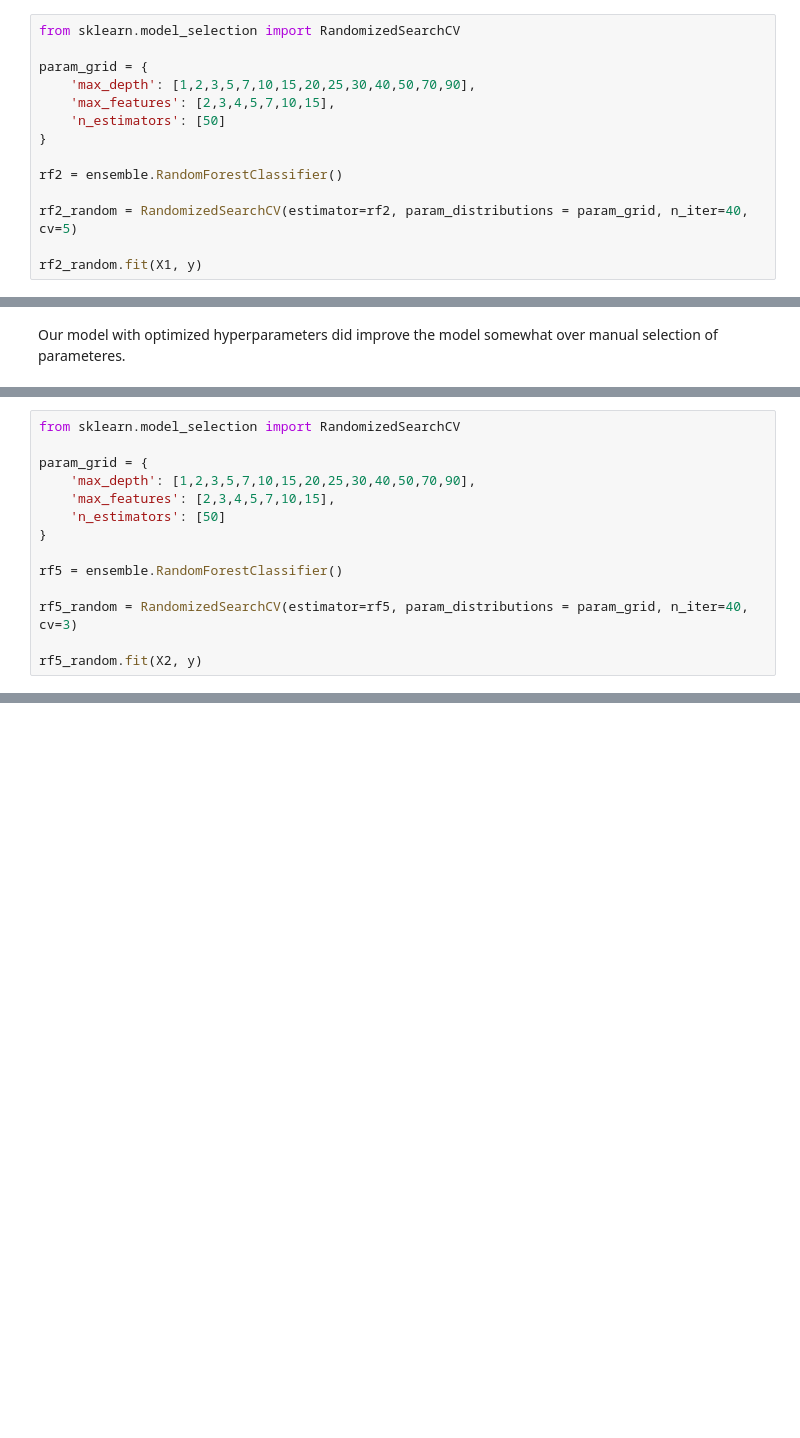
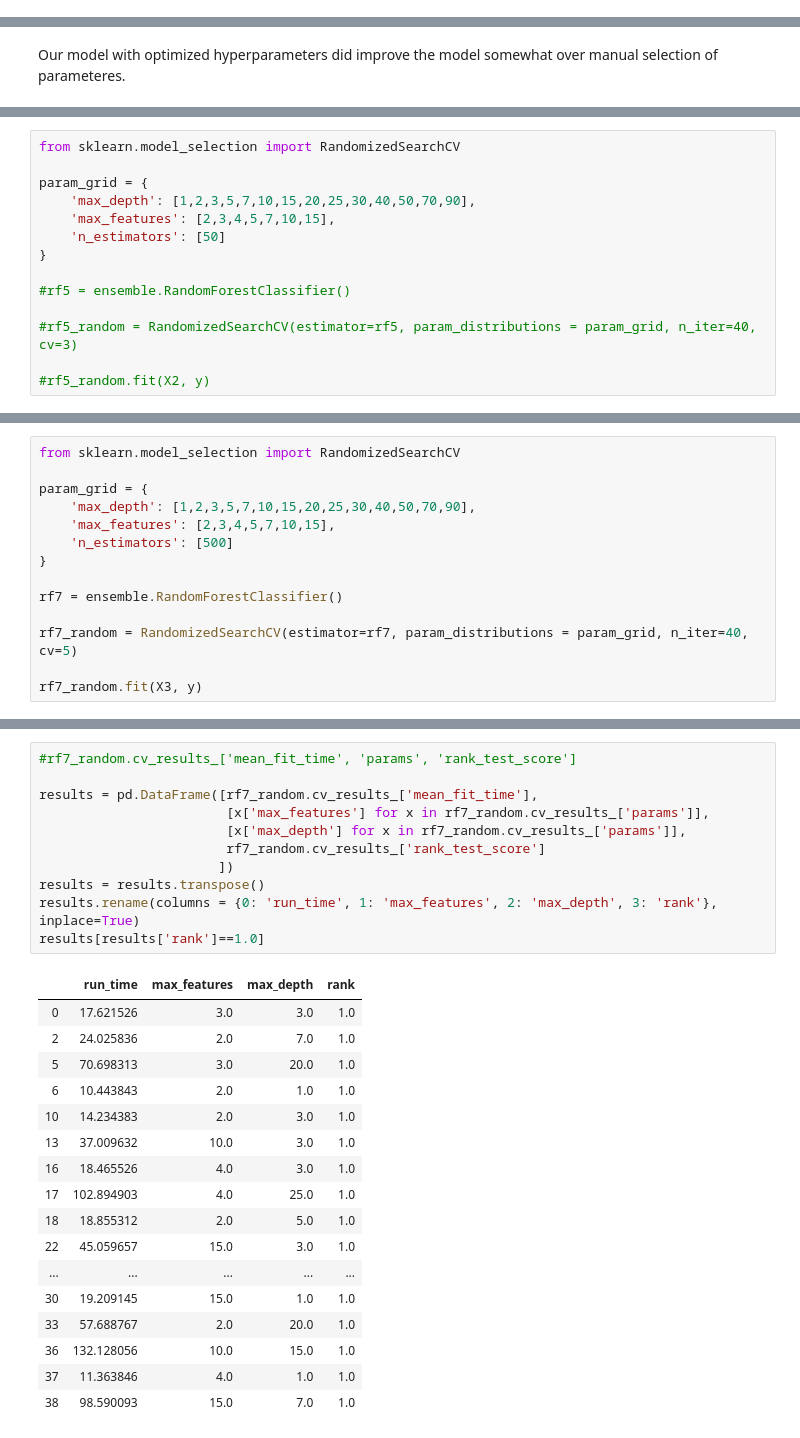
Before and after one commit to timcopelandoh/thinkful, a Jupyter notebook: Capstones and Projects/Capstone 3 - Modeling - Random Forests.ipynb, the cells around one changed output, grey strips where cells are left out. Saved outputs shown, nothing was run; the diff lists cells and outputs as text; blank space fills up the shorter version.

```diff
--- a/Capstones and Projects/Capstone 3 - Modeling - Random Forests.ipynb
+++ b/Capstones and Projects/Capstone 3 - Modeling - Random Forests.ipynb
@@ -171,14 +202,0 @@ print('{} seconds'.format(round(elapsed, 0)))
-# %%
-from sklearn.model_selection import RandomizedSearchCV
-
-param_grid = {
-    'max_depth': [1,2,3,5,7,10,15,20,25,30,40,50,70,90],
-    'max_features': [2,3,4,5,7,10,15],
-    'n_estimators': [50]
-}
-
-rf2 = ensemble.RandomForestClassifier()
-
-rf2_random = RandomizedSearchCV(estimator=rf2, param_distributions = param_grid, n_iter=40, cv=5)
-
-rf2_random.fit(X1, y)
@@ -234,8 +287,8 @@ param_grid = {
     'n_estimators': [50]
 }
 
-rf5 = ensemble.RandomForestClassifier()
+#rf5 = ensemble.RandomForestClassifier()
 
-rf5_random = RandomizedSearchCV(estimator=rf5, param_distributions = param_grid, n_iter=40, cv=3)
+#rf5_random = RandomizedSearchCV(estimator=rf5, param_distributions = param_grid, n_iter=40, cv=3)
 
-rf5_random.fit(X2, y)
+#rf5_random.fit(X2, y)
@@ -301,0 +417,14 @@ from imblearn.over_sampling import ADASYN
+# %%
+from sklearn.model_selection import RandomizedSearchCV
+
+param_grid = {
+    'max_depth': [1,2,3,5,7,10,15,20,25,30,40,50,70,90],
+    'max_features': [2,3,4,5,7,10,15],
+    'n_estimators': [500]
+}
+
+rf7 = ensemble.RandomForestClassifier()
+
+rf7_random = RandomizedSearchCV(estimator=rf7, param_distributions = param_grid, n_iter=40, cv=5)
+
+rf7_random.fit(X3, y)
@@ -301,0 +453,29 @@ from imblearn.over_sampling import ADASYN
+# %%
+#rf7_random.cv_results_['mean_fit_time', 'params', 'rank_test_score']
+
+results = pd.DataFrame([rf7_random.cv_results_['mean_fit_time'],
+                        [x['max_features'] for x in rf7_random.cv_results_['params']],
+                        [x['max_depth'] for x in rf7_random.cv_results_['params']],
+                        rf7_random.cv_results_['rank_test_score']
+                       ])
+results = results.transpose()
+results.rename(columns = {0: 'run_time', 1: 'max_features', 2: 'max_depth', 3: 'rank'}, inplace=True)
+results[results['rank']==1.0]
+# %% [output]
+|  | run_time | max_features | max_depth | rank |
+| 0 | 17.621526 | 3.0 | 3.0 | 1.0 |
+| 2 | 24.025836 | 2.0 | 7.0 | 1.0 |
+| 5 | 70.698313 | 3.0 | 20.0 | 1.0 |
+| 6 | 10.443843 | 2.0 | 1.0 | 1.0 |
+| 10 | 14.234383 | 2.0 | 3.0 | 1.0 |
+| 13 | 37.009632 | 10.0 | 3.0 | 1.0 |
+| 16 | 18.465526 | 4.0 | 3.0 | 1.0 |
+| 17 | 102.894903 | 4.0 | 25.0 | 1.0 |
+| 18 | 18.855312 | 2.0 | 5.0 | 1.0 |
+| 22 | 45.059657 | 15.0 | 3.0 | 1.0 |
+| ... | ... | ... | ... | ... |
+| 30 | 19.209145 | 15.0 | 1.0 | 1.0 |
+| 33 | 57.688767 | 2.0 | 20.0 | 1.0 |
+| 36 | 132.128056 | 10.0 | 15.0 | 1.0 |
+| 37 | 11.363846 | 4.0 | 1.0 | 1.0 |
+| 38 | 98.590093 | 15.0 | 7.0 | 1.0 |
```
Also changed, not shown: parts of 25 cells of this notebook, 4 other files.
